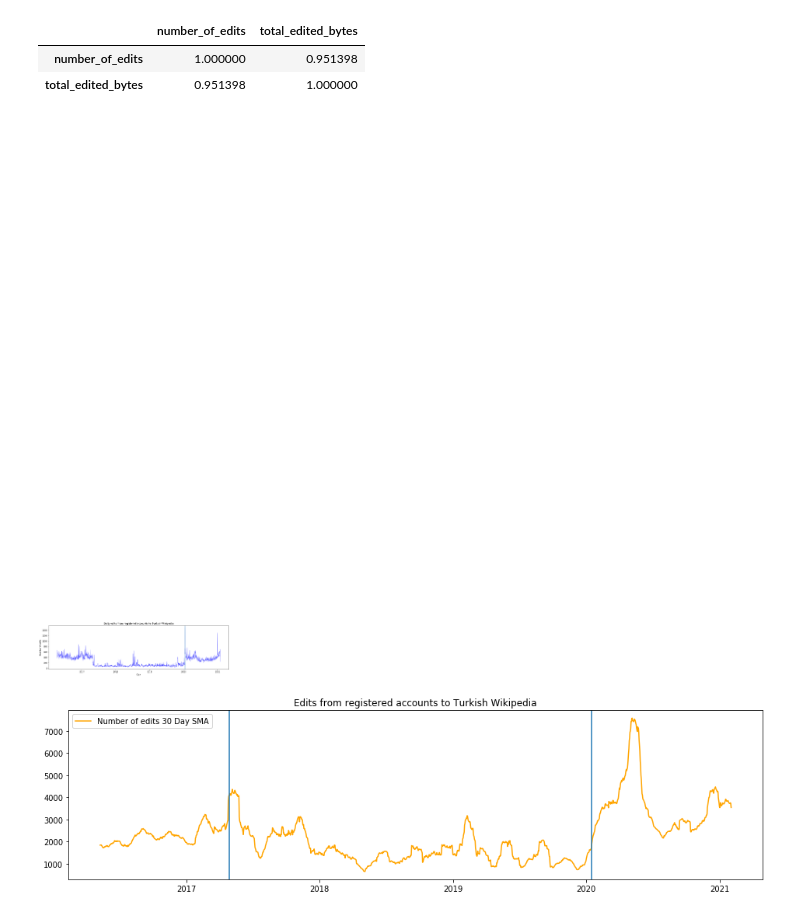
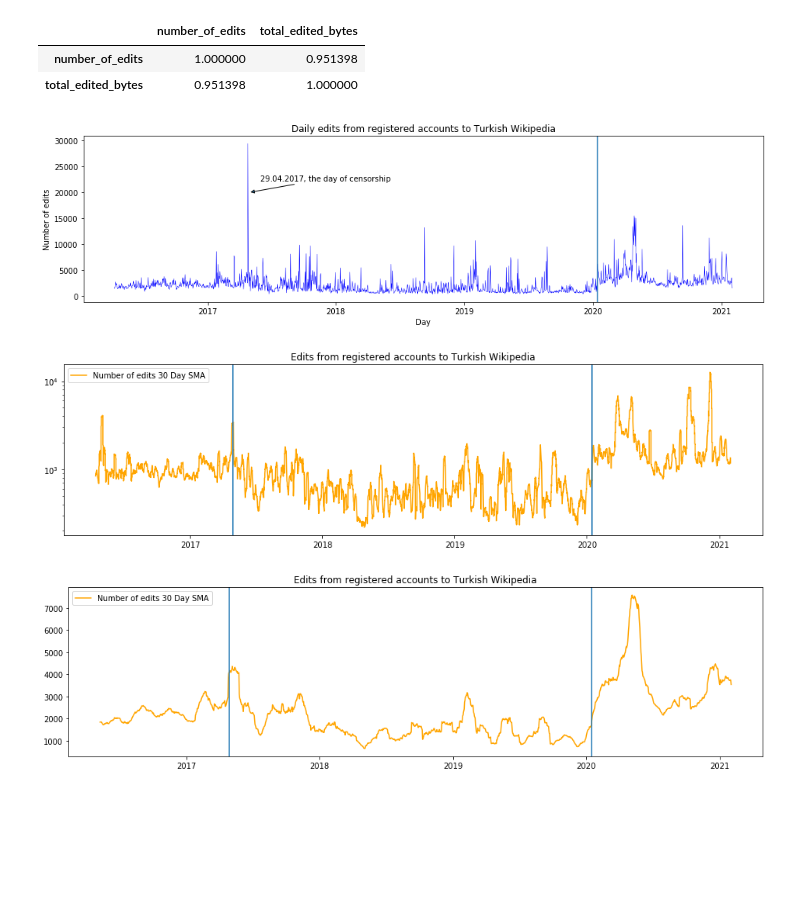
Before and after one commit to epfl-dlab/turkish_wiki, a Jupyter notebook: analysis.ipynb, the cells around one changed output. Drawn from its saved outputs; the diff is of its cells as text; code cells hidden in the pictures; blank space fills up the shorter version.

```diff
--- a/analysis.ipynb
+++ b/analysis.ipynb
@@ -6,7 +8,7 @@ import seaborn as sns
 # %% [markdown]
 # Newcomers
 # %%
-all_registrations = pd.read_csv('processed_data/all_registrations.csv')
+all_registrations = pd.read_csv(f'{DATA_PATH}/processed_data/all_registrations.csv')
 # %%
 all_registrations.columns = ['date', 'user_id']
 # %%
@@ -149,7 +151,7 @@ No significant shift in registration hours is observed. We must dig deeper in th
 # %% [markdown]
 # Edits
 # %%
-edits = pd.read_csv('processed_data/edits.csv')
+edits = pd.read_csv(f'{DATA_PATH}/processed_data/edits.csv')
 # %%
 edits
 # %% [output]
@@ -262,14 +266,26 @@ import matplotlib.dates as mdates
 # %%
 plt.figure(figsize=(16,4))
 plt.title("Daily edits from registered accounts to Turkish Wikipedia")
-plt.plot(registered_edits['date'].values, anonymous_edits['number_of_edits'], color='blue', lw=0.5)
+plt.plot(registered_edits['date'].values, registered_edits['number_of_edits'], color='blue', lw=0.5)
 plt.annotate('29.04.2017, the day of censorship', (mdates.date2num(block_dates[0]), 20000), xytext=(15, 15), textcoords='offset points', arrowprops=dict(arrowstyle='-|>'))
 plt.ylabel("Number of edits")
 plt.xlabel("Day")
 plt.axvline(block_dates[1])
 plt.show()
 # %% [output]
-[figure, old version]
+[figure, new version]
+# %%
+plt.figure(figsize=(16,4))
+plt.title("Edits from registered accounts to Turkish Wikipedia")
+rolling_mean = daily_edits['number_of_edits'].rolling(window=15).mean()
+plt.plot(daily_edits['date'].values, rolling_mean, label='Number of edits 30 Day SMA', color='orange')
+for date in block_dates:
+    plt.axvline(date)
+plt.legend(loc='upper left')
+plt.yscale('log')
+plt.show()
+# %% [output]
+[figure, added]
 # %%
 plt.figure(figsize=(16,4))
 plt.title("Edits from registered accounts to Turkish Wikipedia")
```
Also changed, not shown: parts of 6 cells of this notebook, 8 other files.
